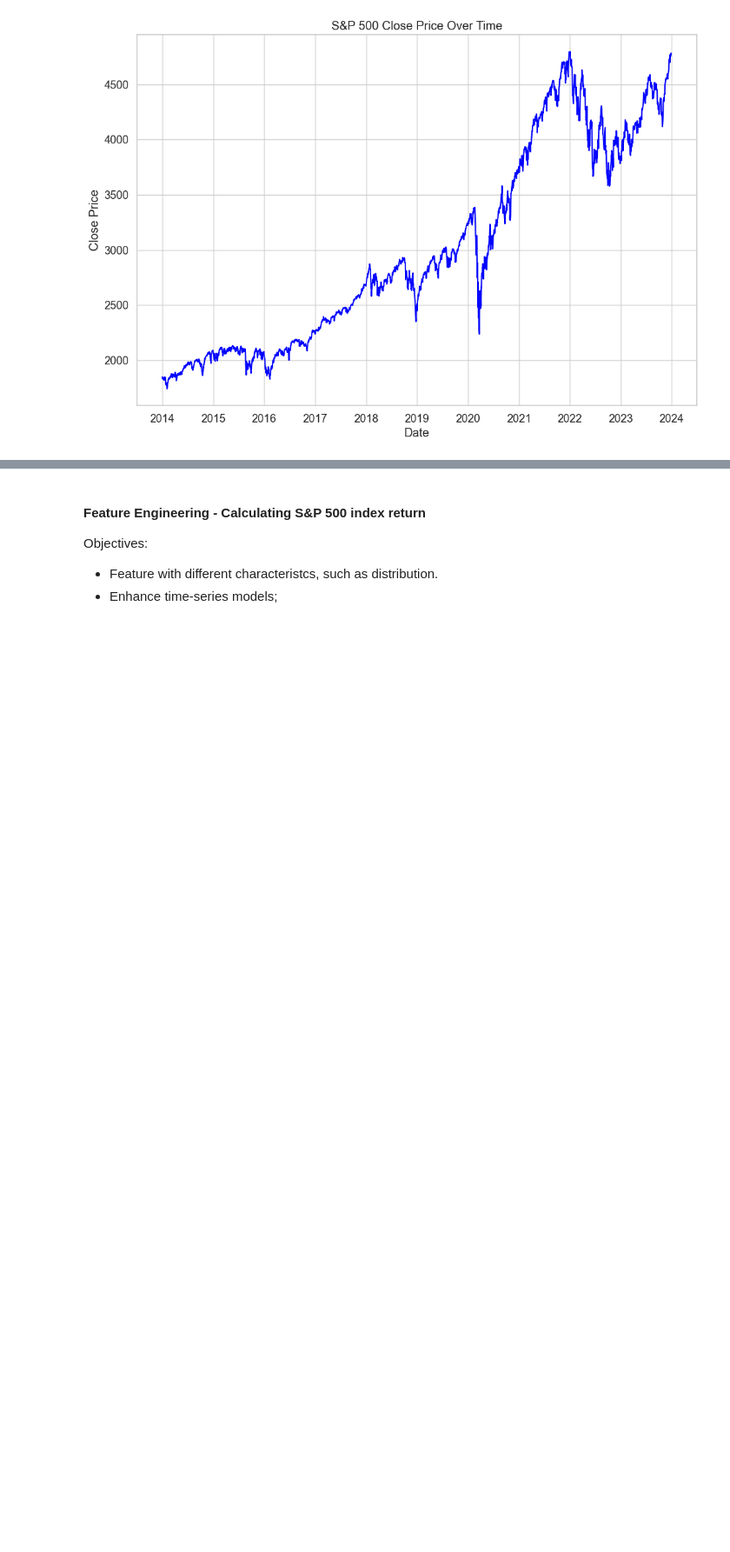
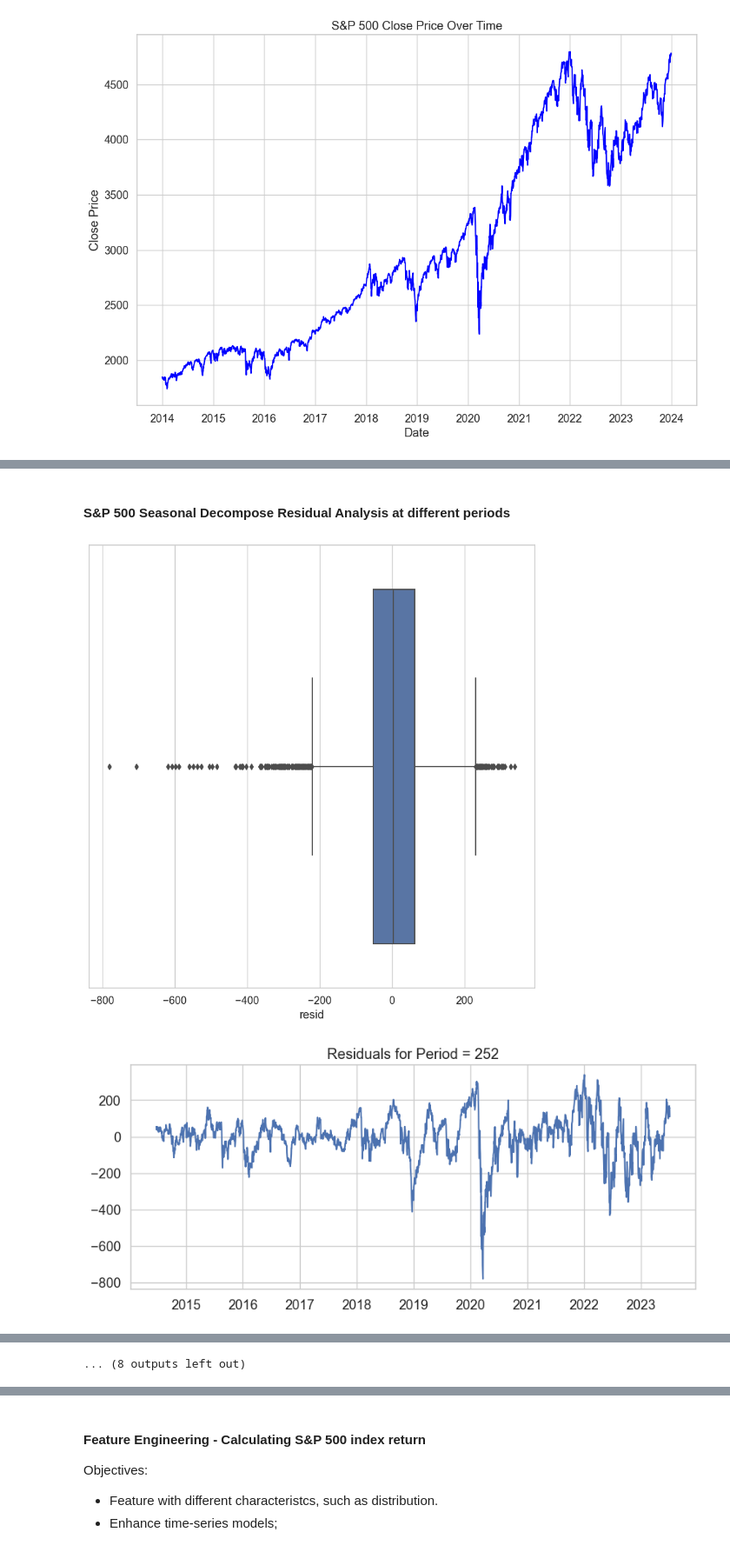
Before and after one commit to nozomu2020264/MSc-Capstone-Project, a Jupyter notebook: Capstone Project - Nozomu - 2020264.ipynb, the cells around one changed output, grey strips where cells are left out. Shown at 87% size. Saved outputs shown, nothing was run; the diff lists cells and outputs as text; code cells hidden in the pictures; blank space fills up the shorter version.

```diff
--- a/Capstone Project - Nozomu - 2020264.ipynb
+++ b/Capstone Project - Nozomu - 2020264.ipynb
@@ -340,0 +400,47 @@ plt.show()
+# %% [markdown]
+#### S&P 500 Seasonal Decompose Residual Analysis at different periods
+# %%
+periods = [252, 126, 63, 21]  # Annual, Six months, Quarterly, Monthly
+
+# Function for residual analysis for each period.
+for period in periods:
+    decomposition = seasonal_decompose(df_BF, model='additive', period=period)
+
+    # Analyzing the residuals
+    residuals = decomposition.resid.dropna()  # Dropping NA values which are a result of the decomposition process
+
+    # Calculates statistical features.
+    residual_mean = residuals.mean()
+    residual_std = residuals.std()
+
+    # Identify potential outliers - points where the residual is more than 3 standard deviations from the mean.
+    outliers = residuals[np.abs(residuals - residual_mean) > 3 * residual_std]
+
+    # Create a box plot of the residuals
+    sns.boxplot(x=residuals)
+
+    # Plot residuals
+    plt.figure(figsize=(10, 4))
+    plt.plot(residuals)
+    plt.title(f'Residuals for Period = {period}')
+    plt.show()
+
+    # Autocorrelation plot of residuals
+    plot_acf(residuals)
+    plt.title(f'ACF of Residuals for Period = {period}')
+    plt.show()
+
+    # Partial autocorrelation plot of residuals
+    plot_pacf(residuals)
+    plt.title(f'PACF of Residuals for Period = {period}')
+    plt.show()
+
+    # Highlights points that are considered outliers on top of the time series.
+    plt.plot(residuals, label='Residuals')
+    plt.scatter(outliers.index, outliers, color='red', label='Outliers')
+    plt.title(f'Outliers of Residuals for Period = {period}')
+    plt.legend()
+    plt.show()
+# %% [output]
+[figure, added]
+[figure, added]
@@ -340,0 +457 @@ plt.show()
+... (8 outputs left out)
```
Also changed, not shown: parts of 33 cells of this notebook.
